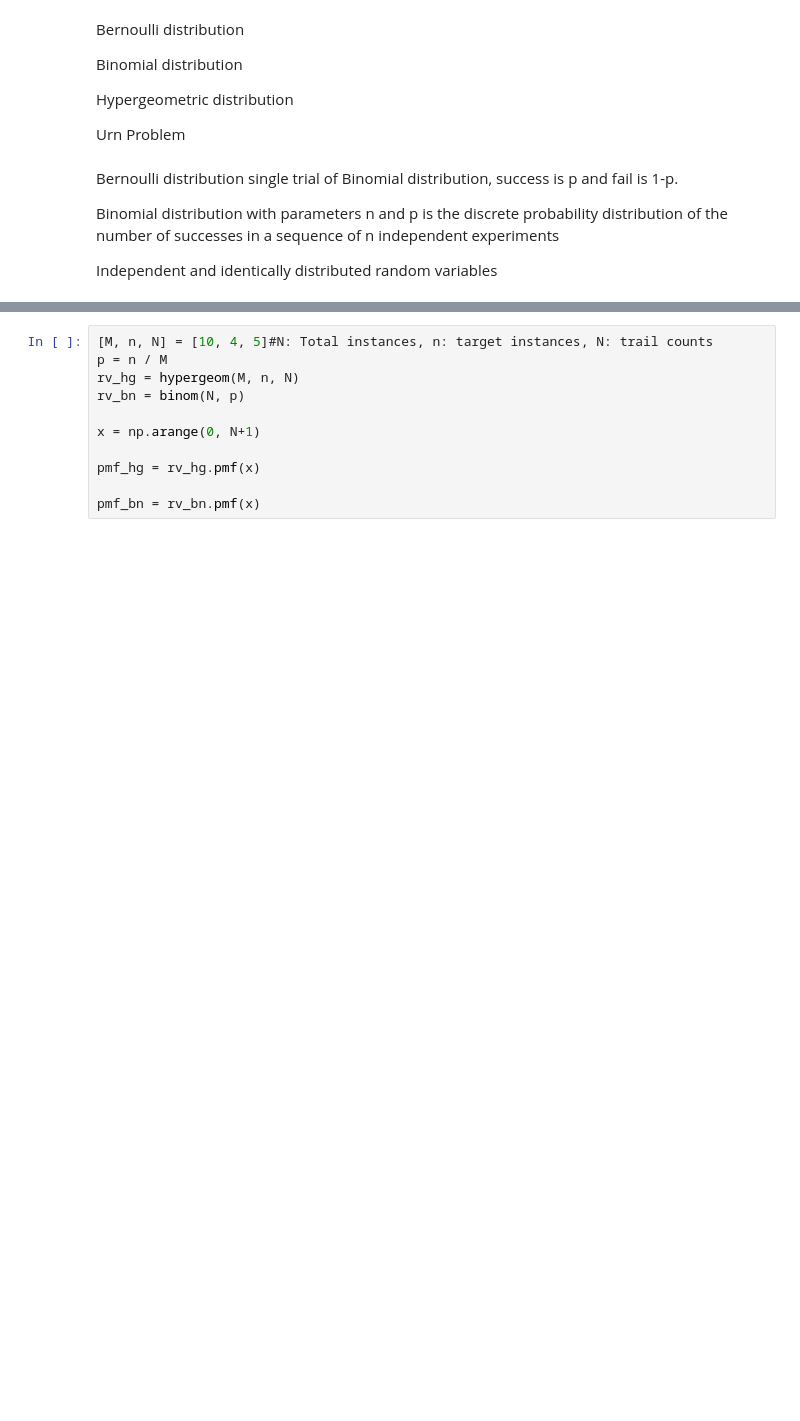
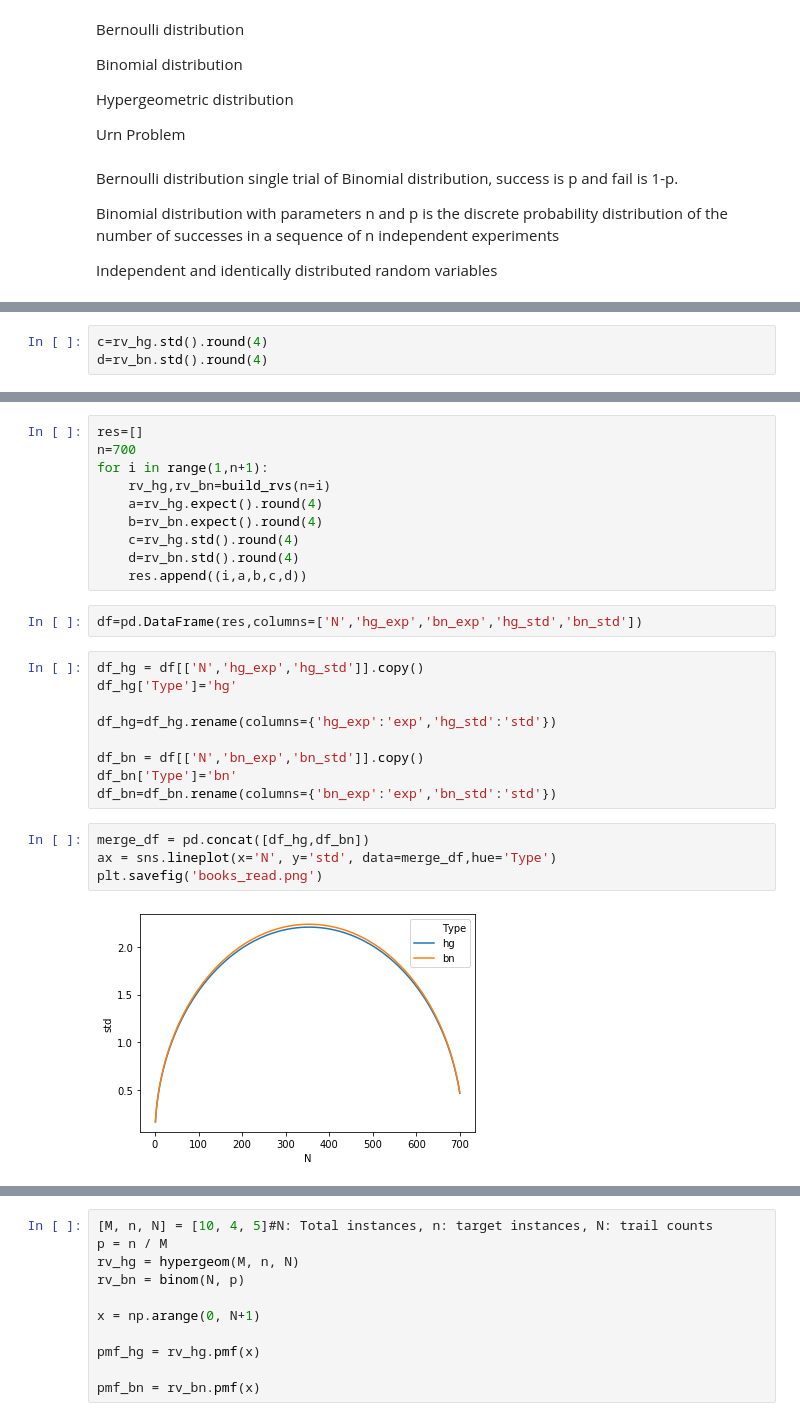
Before and after one commit to jimmywang-jw/interests, a Jupyter notebook: raffles/raffles.ipynb, the cells around one changed output, grey strips where cells are left out. Drawn from its saved outputs; the diff is of its cells as text; blank space fills up the shorter version.

Commit message:
Add files via upload
make some compare plot for binomial dist and hypergeometric dist

```diff
--- a/raffles/raffles.ipynb
+++ b/raffles/raffles.ipynb
@@ -94,0 +109,3 @@ pd.DataFrame({'N':x,'pmf_bn':pmf_bn,'pmf_hg':pmf_hg})
+# %%
+c=rv_hg.std().round(4)
+d=rv_bn.std().round(4)
@@ -94,0 +116,27 @@ pd.DataFrame({'N':x,'pmf_bn':pmf_bn,'pmf_hg':pmf_hg})
+# %%
+res=[]
+n=700
+for i in range(1,n+1):
+    rv_hg,rv_bn=build_rvs(n=i)
+    a=rv_hg.expect().round(4)
+    b=rv_bn.expect().round(4)
+    c=rv_hg.std().round(4)
+    d=rv_bn.std().round(4)
+    res.append((i,a,b,c,d))
+# %%
+df=pd.DataFrame(res,columns=['N','hg_exp','bn_exp','hg_std','bn_std'])
+# %%
+df_hg = df[['N','hg_exp','hg_std']].copy()
+df_hg['Type']='hg'
+
+df_hg=df_hg.rename(columns={'hg_exp':'exp','hg_std':'std'})
+
+df_bn = df[['N','bn_exp','bn_std']].copy()
+df_bn['Type']='bn'
+df_bn=df_bn.rename(columns={'bn_exp':'exp','bn_std':'std'})
+# %%
+merge_df = pd.concat([df_hg,df_bn])
+ax = sns.lineplot(x='N', y='std', data=merge_df,hue='Type')
+plt.savefig('books_read.png')
+# %% [output]
+[figure, added]
```
Also changed, not shown: parts of 13 cells of this notebook.
